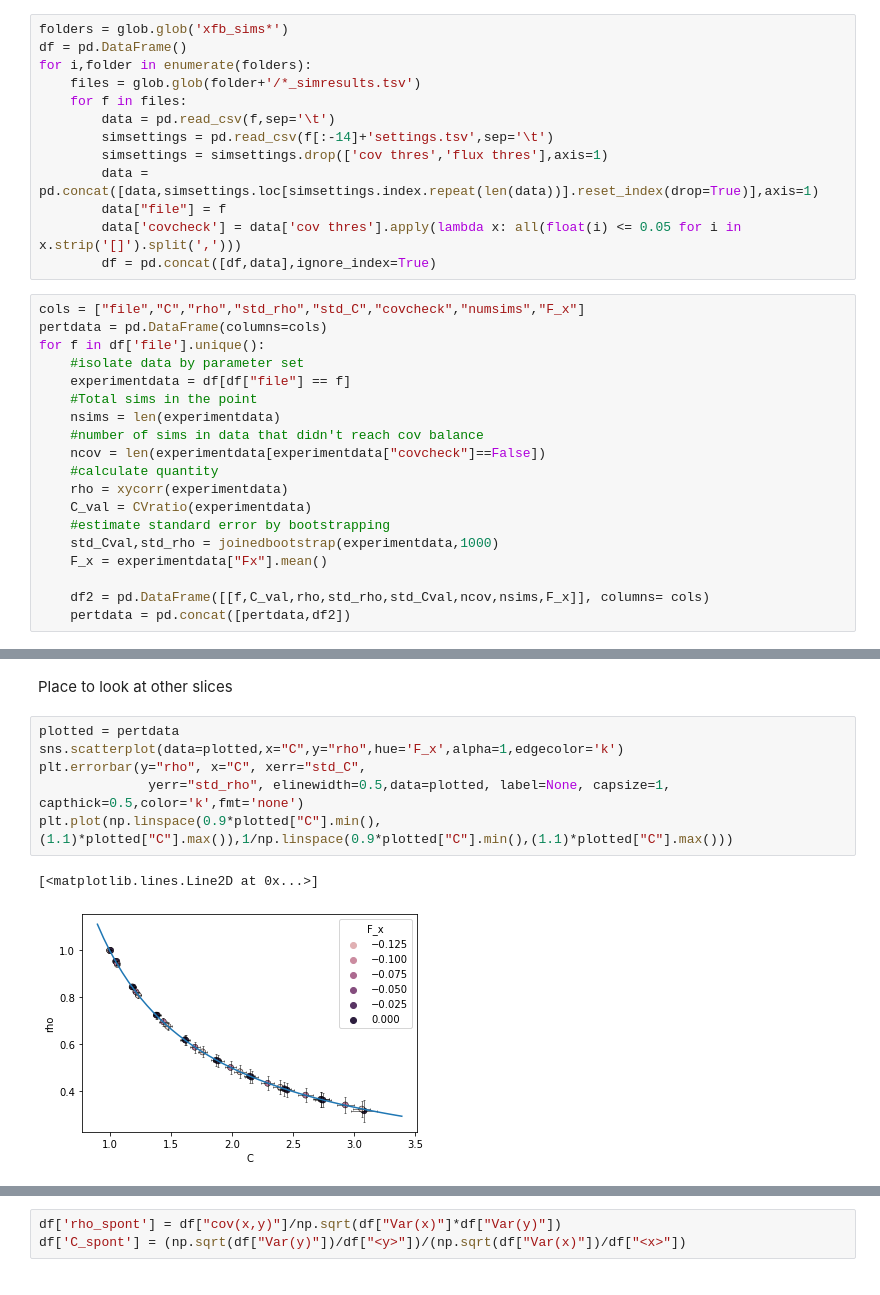
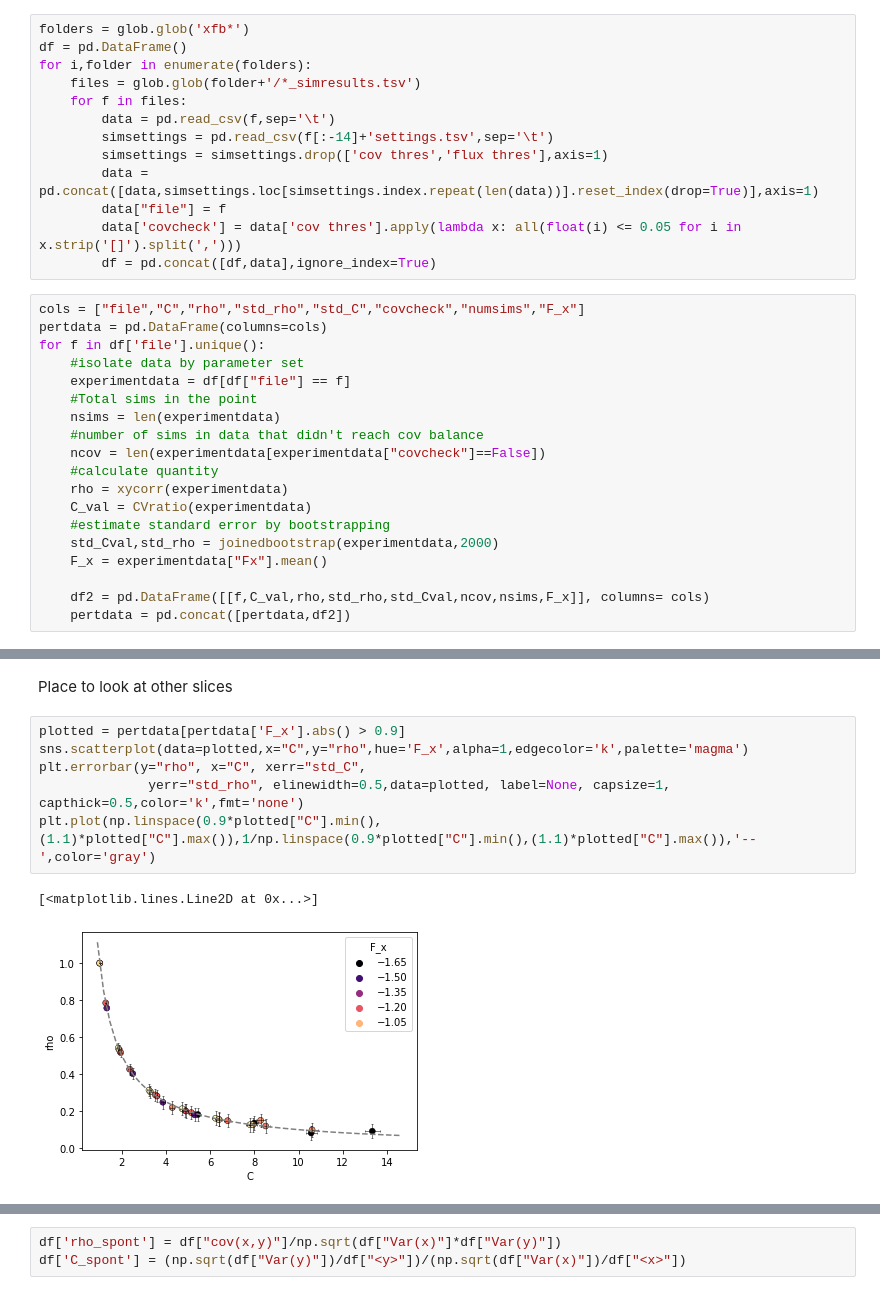
Before and after one commit to s-iyengar/StochFiniteDiffs, a Jupyter notebook: nofy_pointsplot.ipynb, the cells around one changed output, grey strips where cells are left out. Saved outputs shown, nothing was run; the diff lists cells and outputs as text.

```diff
--- a/nofy_pointsplot.ipynb
+++ b/nofy_pointsplot.ipynb
@@ -33,7 +33,7 @@ for f in files:
 
 df = pd.concat(dfs, ignore_index=True)
 # %%
-folders = glob.glob('xfb_sims*')
+folders = glob.glob('xfb*')
 df = pd.DataFrame()
 for i,folder in enumerate(folders):
     files = glob.glob(folder+'/*_simresults.tsv')
@@ -59,7 +59,7 @@ for f in df['file'].unique():
     rho = xycorr(experimentdata)
     C_val = CVratio(experimentdata)
     #estimate standard error by bootstrapping
-    std_Cval,std_rho = joinedbootstrap(experimentdata,1000)
+    std_Cval,std_rho = joinedbootstrap(experimentdata,2000)
     F_x = experimentdata["Fx"].mean()
 
     df2 = pd.DataFrame([[f,C_val,rho,std_rho,std_Cval,ncov,nsims,F_x]], columns= cols)
@@ -90,11 +90,11 @@ plt.xscale('log')
 # %% [markdown]
 Place to look at other slices
 # %%
-plotted = pertdata
-sns.scatterplot(data=plotted,x="C",y="rho",hue='F_x',alpha=1,edgecolor='k')
+plotted = pertdata[pertdata['F_x'].abs() > 0.9]
+sns.scatterplot(data=plotted,x="C",y="rho",hue='F_x',alpha=1,edgecolor='k',palette='magma')
 plt.errorbar(y="rho", x="C", xerr="std_C",
               yerr="std_rho", elinewidth=0.5,data=plotted, label=None, capsize=1, capthick=0.5,color='k',fmt='none')
-plt.plot(np.linspace(0.9*plotted["C"].min(),(1.1)*plotted["C"].max()),1/np.linspace(0.9*plotted["C"].min(),(1.1)*plotted["C"].max()))
+plt.plot(np.linspace(0.9*plotted["C"].min(),(1.1)*plotted["C"].max()),1/np.linspace(0.9*plotted["C"].min(),(1.1)*plotted["C"].max()),'--',color='gray')
 # %% [output]
 [<matplotlib.lines.Line2D at 0x...>]
-[figure, old version]
+[figure, new version]
```
Also changed, not shown: parts of 9 cells of this notebook, 3 other files.
